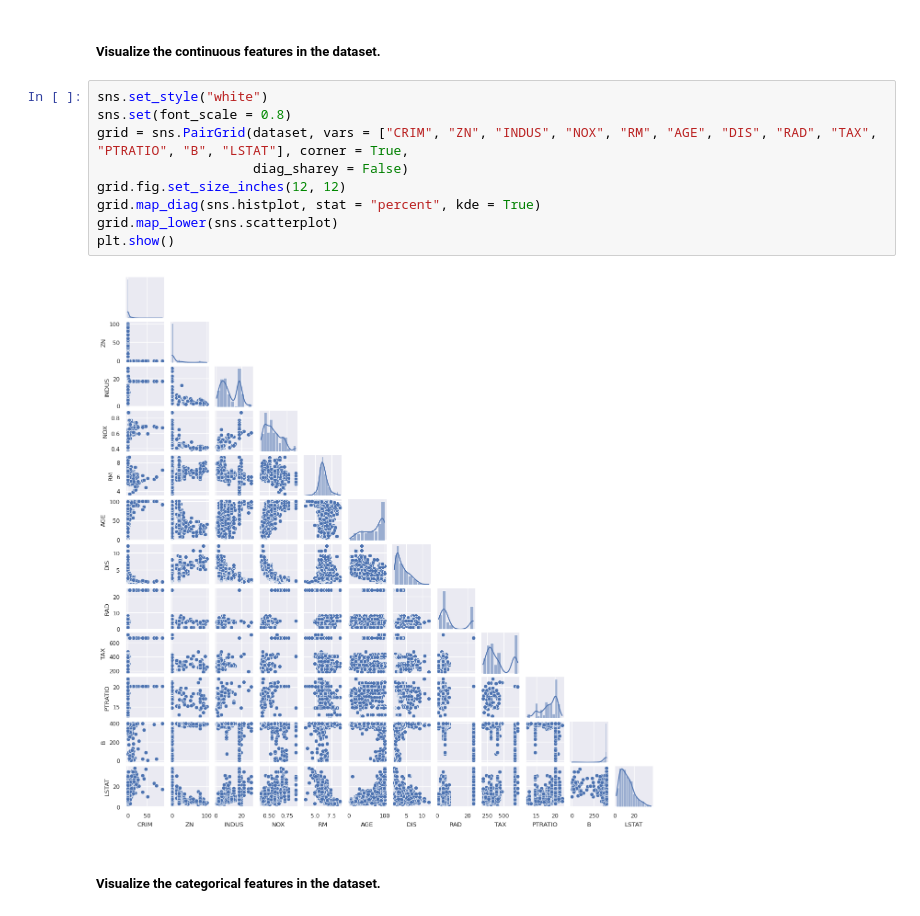
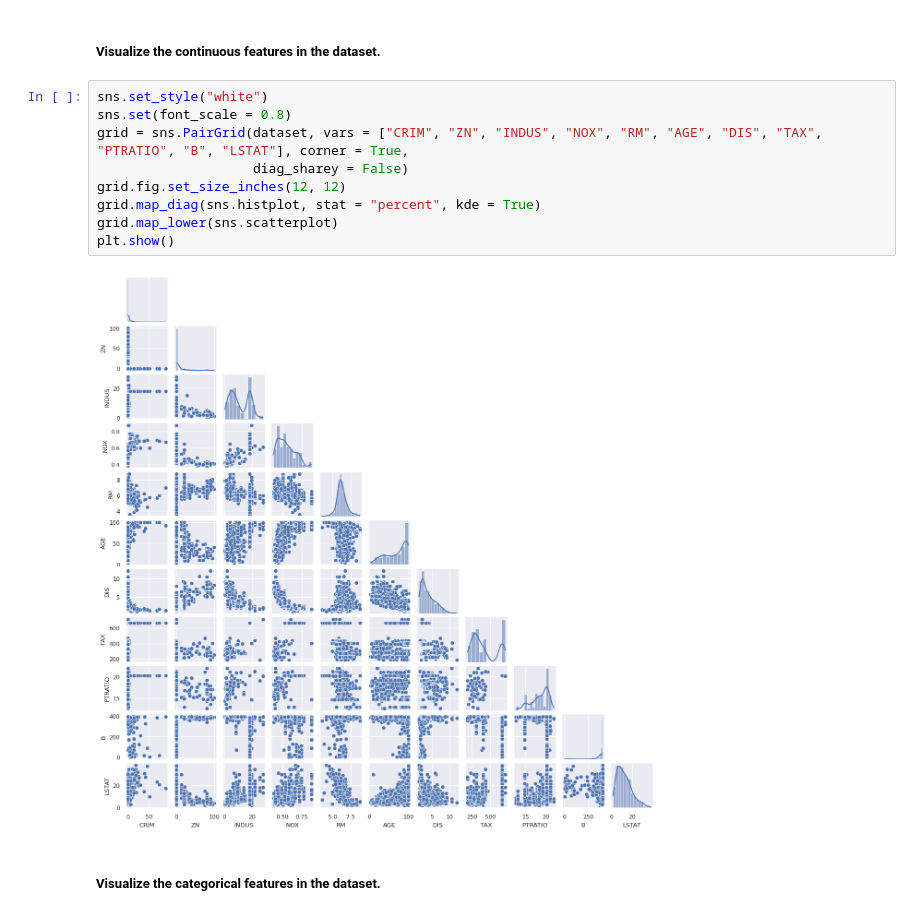
Before and after one commit to bmarquez429/AI-ML-DS-Excursions, a Jupyter notebook: 009_shap/shap.ipynb, the cells around one changed output. Drawn from its saved outputs; the diff is of its cells as text.

```diff
--- a/009_shap/shap.ipynb
+++ b/009_shap/shap.ipynb
@@ -73,14 +73,14 @@ dtype: int64
 # %%
 sns.set_style("white")
 sns.set(font_scale = 0.8)
-grid = sns.PairGrid(dataset, vars = ["CRIM", "ZN", "INDUS", "NOX", "RM", "AGE", "DIS", "RAD", "TAX", "PTRATIO", "B", "LSTAT"], corner = True,
+grid = sns.PairGrid(dataset, vars = ["CRIM", "ZN", "INDUS", "NOX", "RM", "AGE", "DIS", "TAX", "PTRATIO", "B", "LSTAT"], corner = True,
                     diag_sharey = False)
 grid.fig.set_size_inches(12, 12)
 grid.map_diag(sns.histplot, stat = "percent", kde = True)
 grid.map_lower(sns.scatterplot)
 plt.show()
 # %% [output]
-[figure, old version]
+[figure, new version]
 # %% [markdown]
 ##### Visualize the categorical features in the dataset.
 # %%
```
Also changed, not shown: parts of 4 cells of this notebook.
